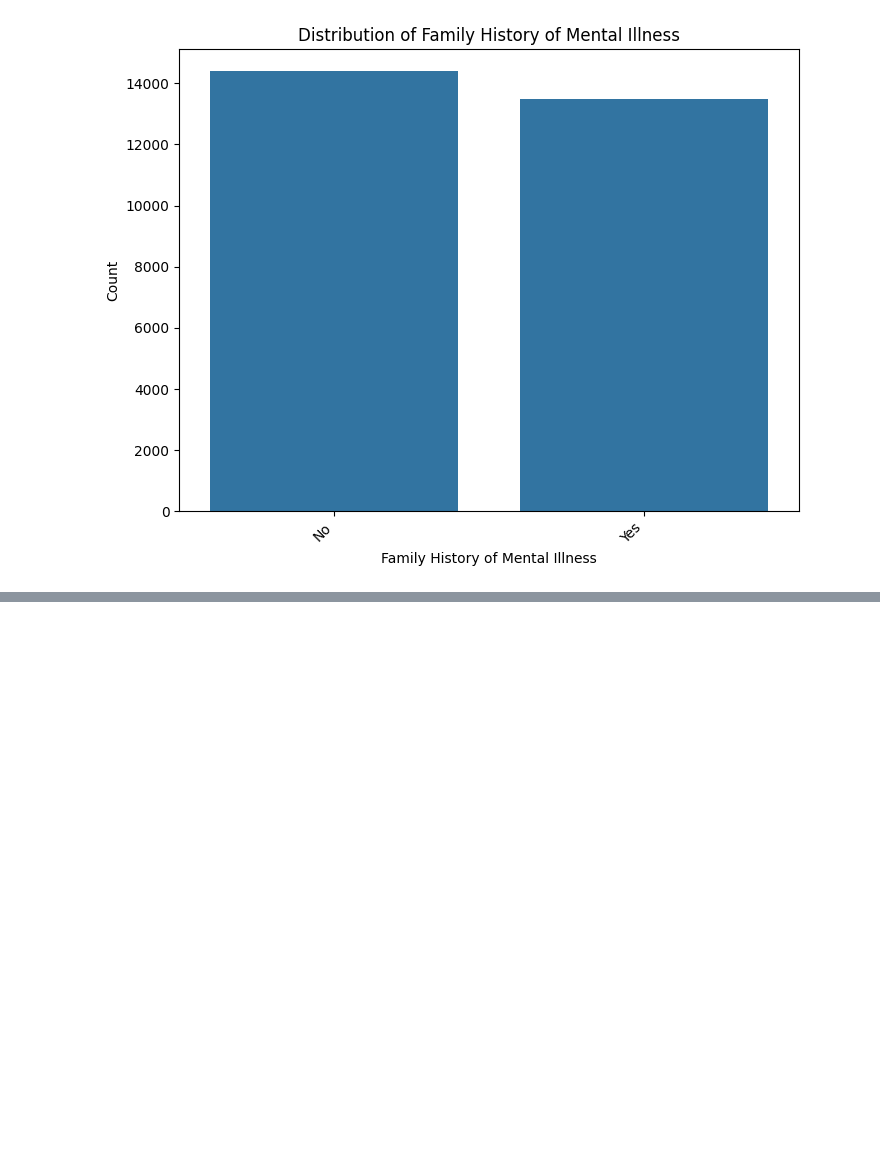
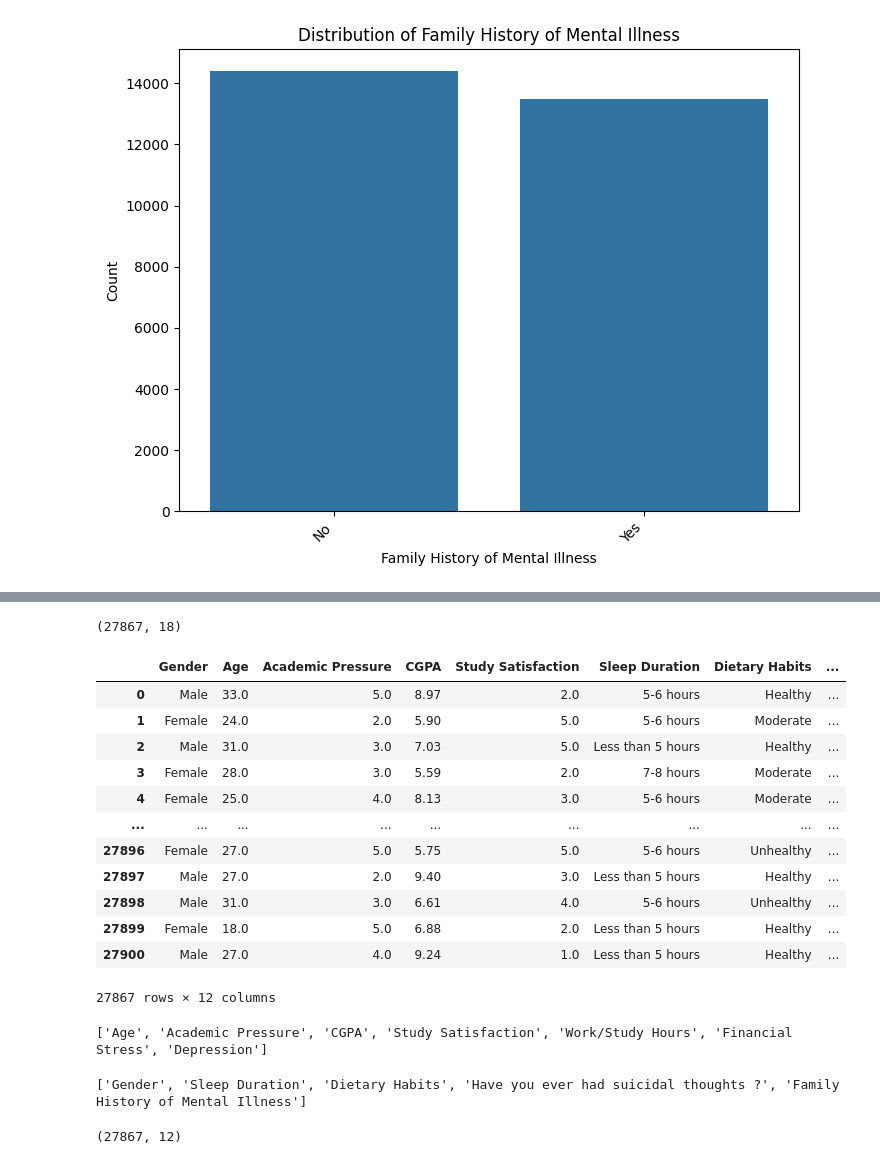
Before and after one commit to gaurav420p/Mind-Matters-Depression-Detection-ML-Project, a Jupyter notebook: analysis_model.ipynb, the cells around one changed output, grey strips where cells are left out. Saved outputs shown, nothing was run; the diff lists cells and outputs as text; code cells hidden in the pictures; blank space fills up the shorter version.

```diff
--- a/analysis_model.ipynb
+++ b/analysis_model.ipynb
@@ -138,0 +174,2 @@ for col in categorical_cols:
+# %%
+df.dropna(subset=['Financial Stress'], inplace=True)
@@ -138,0 +221,29 @@ for col in categorical_cols:
+# %%
+df=df[df['Profession']=='Student']
+df.shape
+# %% [output]
+(27867, 18)
+# %%
+
+df = df.drop(['id'], axis=1)
+df = df.drop(['City'], axis=1)
+df = df.drop(['Profession'], axis=1)
+df = df.drop(['Work Pressure'], axis=1)
+df = df.drop(['Job Satisfaction'], axis=1)
+df = df.drop(['Degree'], axis=1)
+# %%
+df
+# %% [output]
+|  | Gender | Age | Academic Pressure | CGPA | Study Satisfaction | Sleep Duration | Dietary Habits | ... |
+| 0 | Male | 33.0 | 5.0 | 8.97 | 2.0 | 5-6 hours | Healthy | ... |
+| 1 | Female | 24.0 | 2.0 | 5.90 | 5.0 | 5-6 hours | Moderate | ... |
+| 2 | Male | 31.0 | 3.0 | 7.03 | 5.0 | Less than 5 hours | Healthy | ... |
+| 3 | Female | 28.0 | 3.0 | 5.59 | 2.0 | 7-8 hours | Moderate | ... |
+| 4 | Female | 25.0 | 4.0 | 8.13 | 3.0 | 5-6 hours | Moderate | ... |
+| ... | ... | ... | ... | ... | ... | ... | ... | ... |
+| 27896 | Female | 27.0 | 5.0 | 5.75 | 5.0 | 5-6 hours | Unhealthy | ... |
+| 27897 | Male | 27.0 | 2.0 | 9.40 | 3.0 | Less than 5 hours | Healthy | ... |
+| 27898 | Male | 31.0 | 3.0 | 6.61 | 4.0 | 5-6 hours | Unhealthy | ... |
+| 27899 | Female | 18.0 | 5.0 | 6.88 | 2.0 | Less than 5 hours | Healthy | ... |
+| 27900 | Male | 27.0 | 4.0 | 9.24 | 1.0 | Less than 5 hours | Healthy | ... |
+27867 rows × 12 columns
@@ -138,0 +257,13 @@ for col in categorical_cols:
+# %%
+
+print(numerical_cols)
+# %% [output]
+['Age', 'Academic Pressure', 'CGPA', 'Study Satisfaction', 'Work/Study Hours', 'Financial Stress', 'Depression']
+# %%
+print(categorical_cols)
+# %% [output]
+['Gender', 'Sleep Duration', 'Dietary Habits', 'Have you ever had suicidal thoughts ?', 'Family History of Mental Illness']
+# %%
+df.shape
+# %% [output]
+(27867, 12)
```
Also changed, not shown: parts of 13 cells of this notebook.
